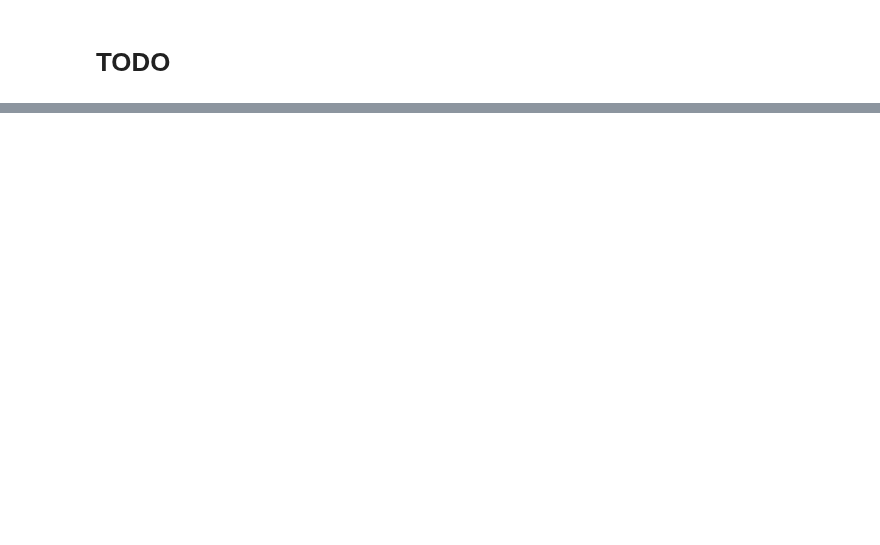
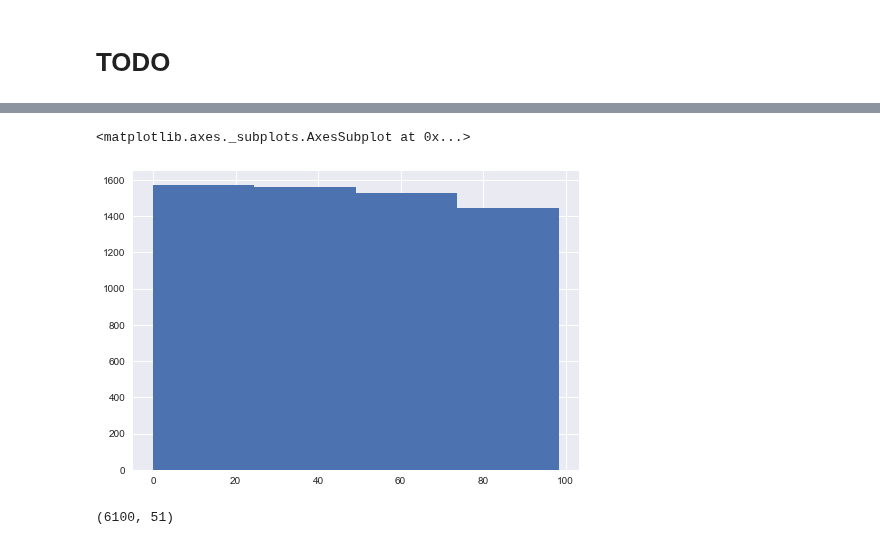
Before and after one commit to blanarik/kickstarter_success_prediction, a Jupyter notebook: 07_Kickstarter_preprocessing_and_feature_extraction.ipynb, the cells around one changed output, grey strips where cells are left out. Cells and saved outputs as stored; diff of their text form; code cells hidden in the pictures; blank space fills up the shorter version.

```diff
--- a/07_Kickstarter_preprocessing_and_feature_extraction.ipynb
+++ b/07_Kickstarter_preprocessing_and_feature_extraction.ipynb
@@ -500,0 +551,9 @@ df.drop(['db_image', 'db_video_url'], axis=1, inplace=True)
+# %%
+df_test['ratio_running_duration'].hist(bins=4)
+# %% [output]
+<matplotlib.axes._subplots.AxesSubplot at 0x...>
+[figure, added]
+# %%
+df_cv.shape
+# %% [output]
+(6100, 51)
```
Also changed, not shown: parts of 16 cells of this notebook.
